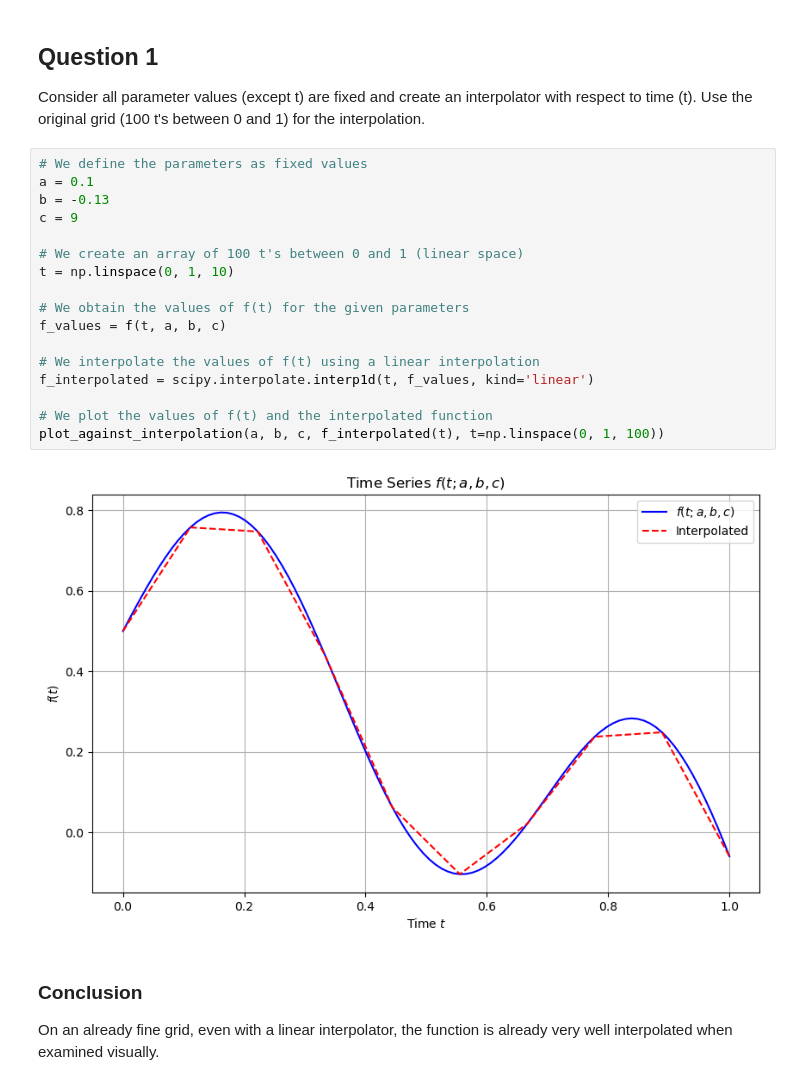
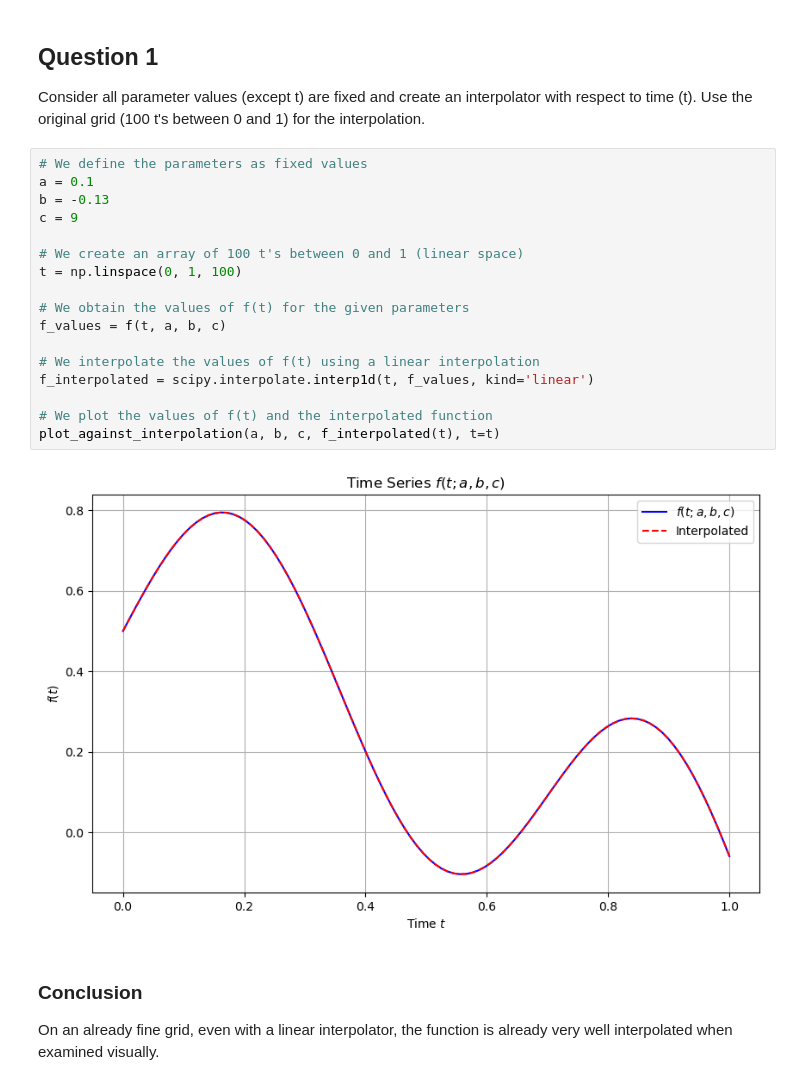
Before and after one commit to BenNorsk/curse_of_dimensionality, a Jupyter notebook: main.ipynb, the cells around one changed output. Cells and saved outputs as stored; diff of their text form.

```diff
--- a/main.ipynb
+++ b/main.ipynb
@@ -78,22 +78,22 @@ Consider all parameter values (except t) are fixed and create an interpolator wi
 # %%
 # We define the parameters as fixed values
 a = 0.1
 b = -0.13
 c = 9
 
 # We create an array of 100 t's between 0 and 1 (linear space)
-t = np.linspace(0, 1, 10)
+t = np.linspace(0, 1, 100)
 
 # We obtain the values of f(t) for the given parameters
 f_values = f(t, a, b, c)
 
 # We interpolate the values of f(t) using a linear interpolation
 f_interpolated = scipy.interpolate.interp1d(t, f_values, kind='linear')
 
 # We plot the values of f(t) and the interpolated function
-plot_against_interpolation(a, b, c, f_interpolated(t), t=np.linspace(0, 1, 100))
+plot_against_interpolation(a, b, c, f_interpolated(t), t=t)
 # %% [output]
-[figure, old version]
+[figure, new version]
 # %% [markdown]
 ### Conclusion
 On an already fine grid, even with a linear interpolator, the function is already very well interpolated when examined visually.
```
Also changed, not shown: parts of 9 cells of this notebook.
